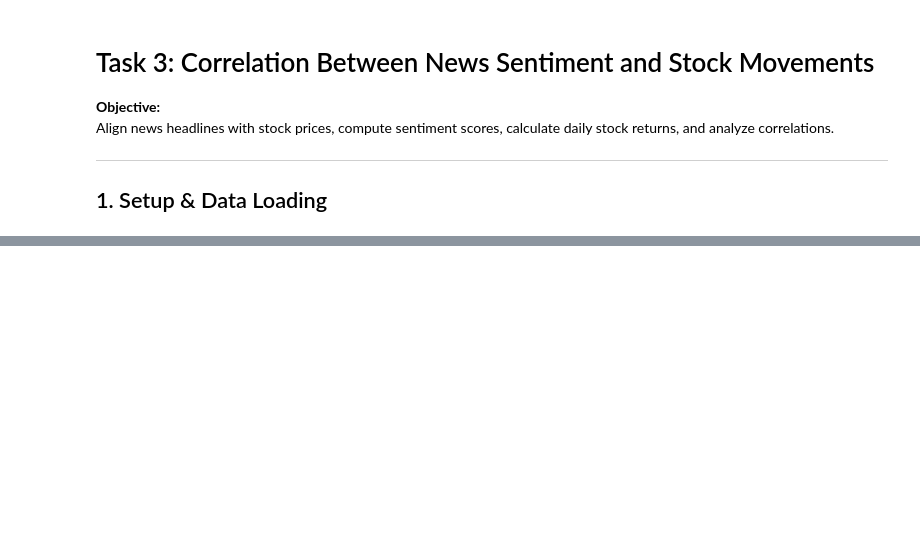
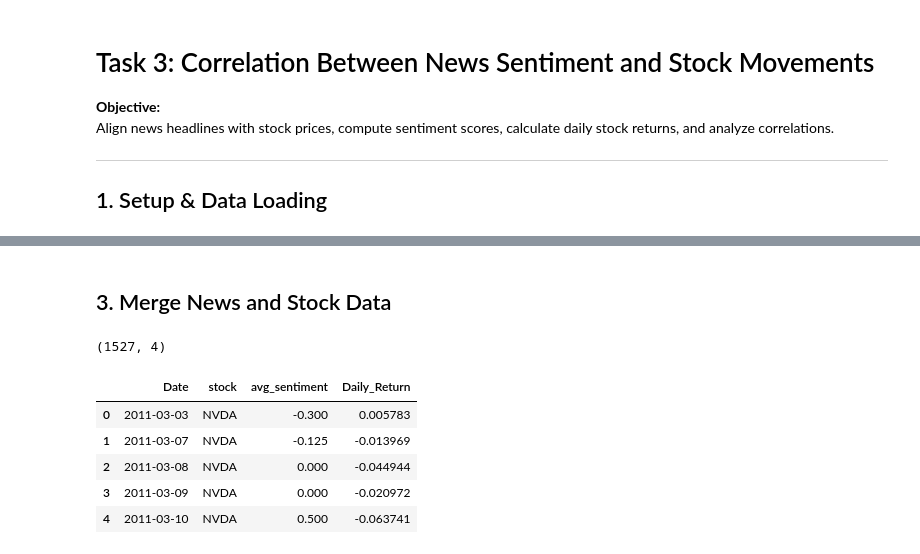
Before and after one commit to nathanaeldereje/financial-news-sentiment-analysis, a Jupyter notebook: notebooks/03_sentiment_correlation.ipynb, the cells around one changed output, grey strips where cells are left out. Drawn from its saved outputs; the diff is of its cells as text; code cells hidden in the pictures; blank space fills up the shorter version.

```diff
--- a/notebooks/03_sentiment_correlation.ipynb
+++ b/notebooks/03_sentiment_correlation.ipynb
@@ -55,0 +98,25 @@ news
+# %% [markdown]
+## 3. Merge News and Stock Data
+# %%
+merged = pd.merge(
+    daily_sentiment,
+    stocks[['Date', 'Ticker', 'Daily_Return']],
+    left_on=['Date', 'stock'],
+    right_on=['Date', 'Ticker'],
+    how='inner'
+)
+merged.drop(columns=['Ticker'], inplace=True)  # Clean up
+merged.dropna(subset=['Daily_Return'], inplace=True)
+
+
+# Quick check
+print(merged.shape)
+merged.head()
+# %% [output]
+(1527, 4)
+|  | Date | stock | avg_sentiment | Daily_Return |
+| 0 | 2011-03-03 | NVDA | -0.300 | 0.005783 |
+| 1 | 2011-03-07 | NVDA | -0.125 | -0.013969 |
+| 2 | 2011-03-08 | NVDA | 0.000 | -0.044944 |
+| 3 | 2011-03-09 | NVDA | 0.000 | -0.020972 |
+| 4 | 2011-03-10 | NVDA | 0.500 | -0.063741 |
```
Also changed, not shown: parts of 15 cells of this notebook, 1 other file.
